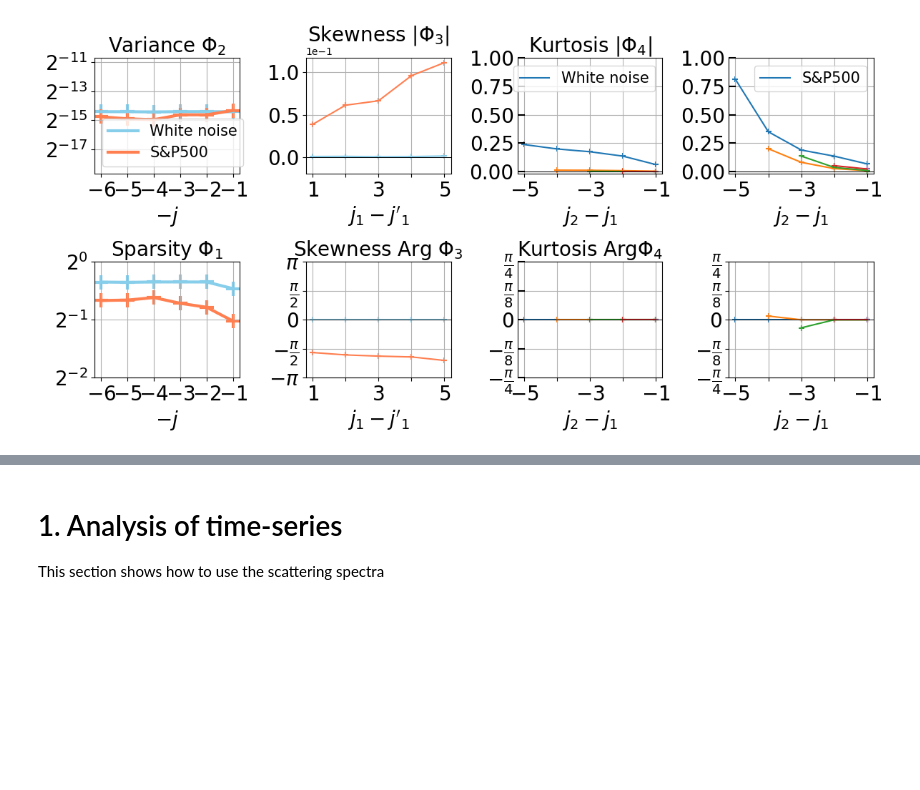
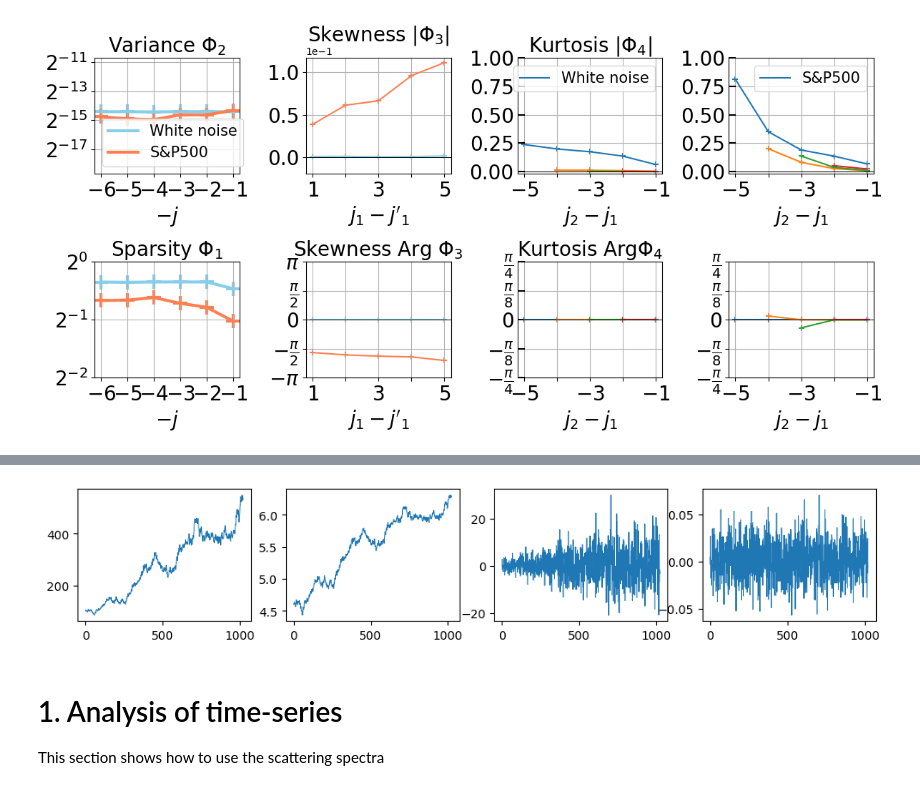
Before and after one commit to RudyMorel/scattering_spectra, a Jupyter notebook: tutorial.ipynb, the cells around one changed output, grey strips where cells are left out. Cells and saved outputs as stored; diff of their text form; code cells hidden in the pictures; blank space fills up the shorter version.

```diff
--- a/tutorial.ipynb
+++ b/tutorial.ipynb
@@ -118,3 +129,25 @@ matched statistics in 6.18s, 235 iterations -- 38.00it/s
+# %%
+from scatspectra import PriceData
+
+# initialize log-returns
+dlnx = np.random.randn(1024) * 0.02 + 0.002
+
+# PriceData class takes care of everything
+data = PriceData(dlnx=dlnx, x_init=100.0)
+
+# get the prices, log-prices, returns, log-returns
+x = data.x
+lnx = data.lnx
+dx = data.dx
+dlnx = data.dlnx
+
+fig, axes = plt.subplots(1, 4, figsize=(12, 2))
+axes[0].plot(x, lw=0.7)
+axes[1].plot(lnx, lw=0.7);
+axes[2].plot(dx, lw=0.7);
+axes[3].plot(dlnx, lw=0.7);
+# %% [output]
+[figure, added]
 # %% [markdown]
 # 1. Analysis of time-series
 
```
Also changed, not shown: parts of 18 cells of this notebook, 4 other files.
